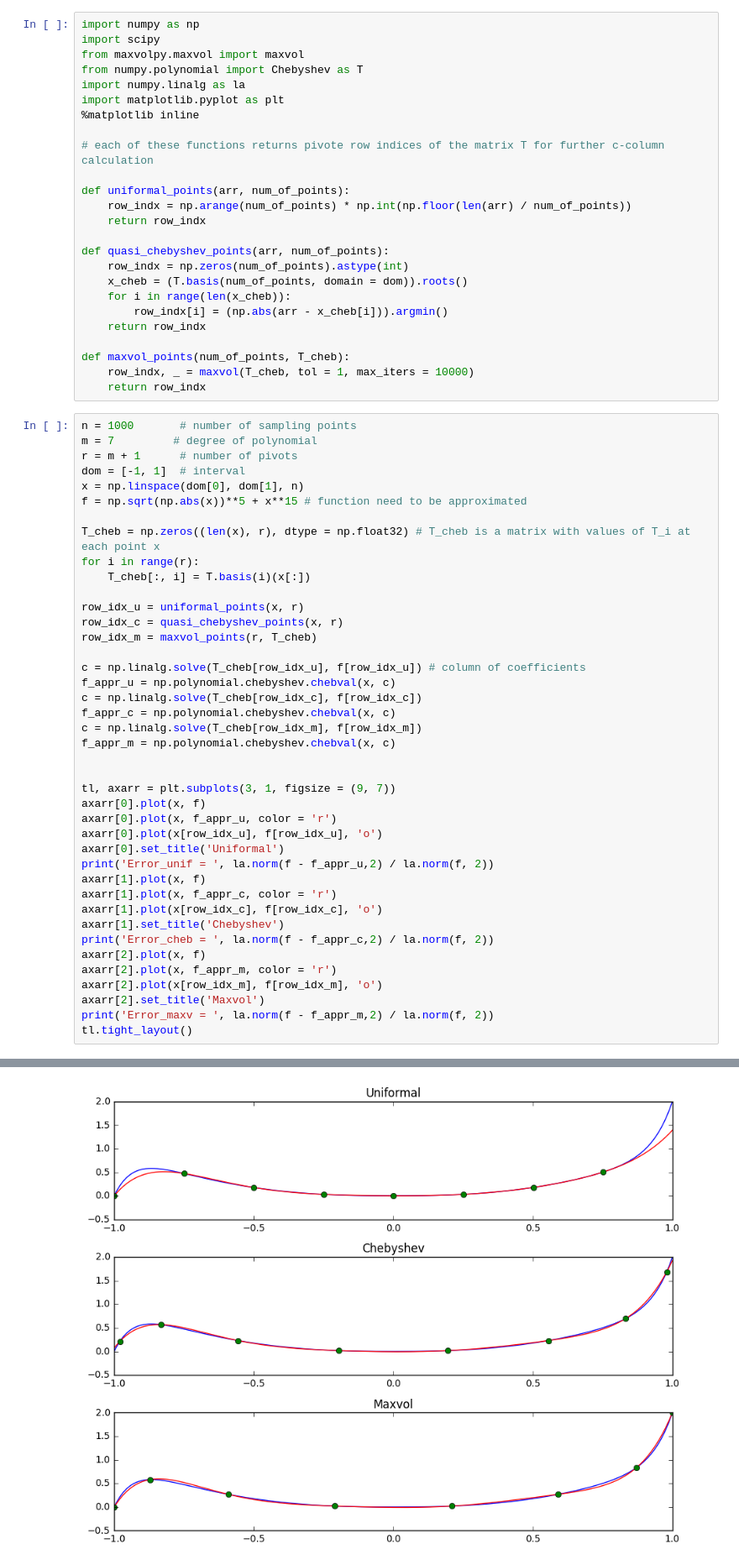
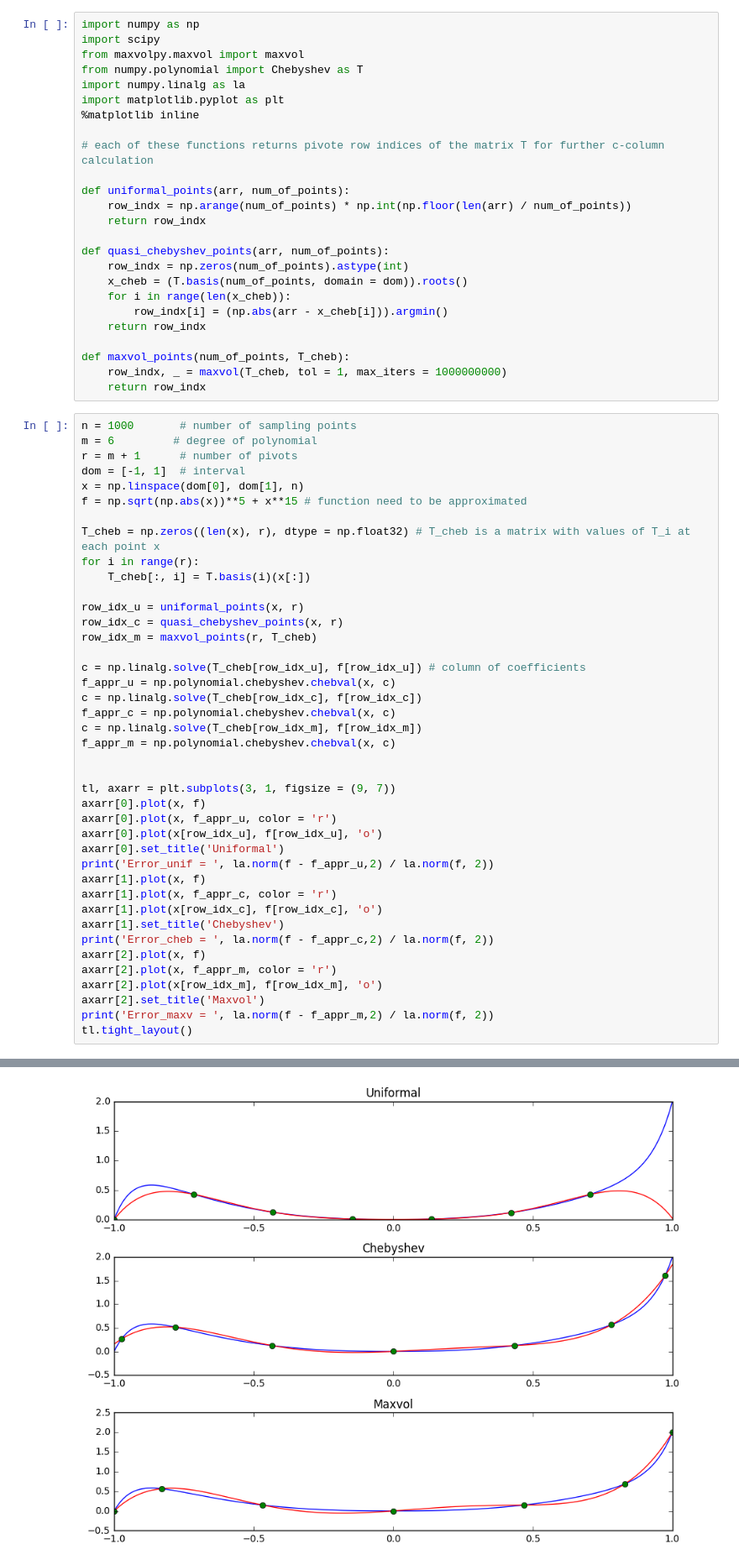
Before and after one commit to glkarpov/wmaxvol, a Jupyter notebook: grids_comparison.ipynb, the cells around one changed output, grey strips where cells are left out. Shown at 84% size. Drawn from its saved outputs; the diff is of its cells as text.

```diff
--- a/grids_comparison.ipynb
+++ b/grids_comparison.ipynb
@@ -26,11 +26,11 @@ def quasi_chebyshev_points(arr, num_of_points):
     return row_indx
 
 def maxvol_points(num_of_points, T_cheb):
-    row_indx, _ = maxvol(T_cheb, tol = 1, max_iters = 10000)
+    row_indx, _ = maxvol(T_cheb, tol = 1, max_iters = 1000000000)
     return row_indx
 # %%
 n = 1000       # number of sampling points
-m = 7         # degree of polynomial
+m = 6         # degree of polynomial
 r = m + 1      # number of pivots
 dom = [-1, 1]  # interval
 x = np.linspace(dom[0], dom[1], n)
@@ -76 +76 @@ Error_maxv =  0.0557577370398
-[figure, old version]
+[figure, new version]
```
Also changed, not shown: parts of 1 cell of this notebook.
